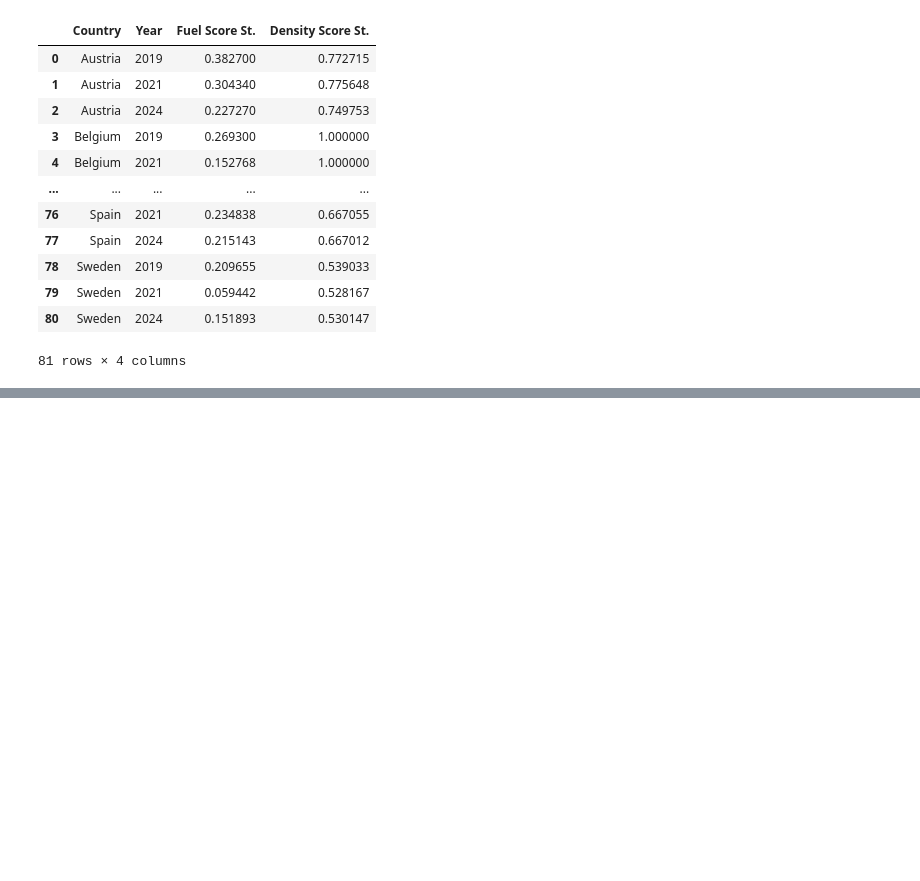
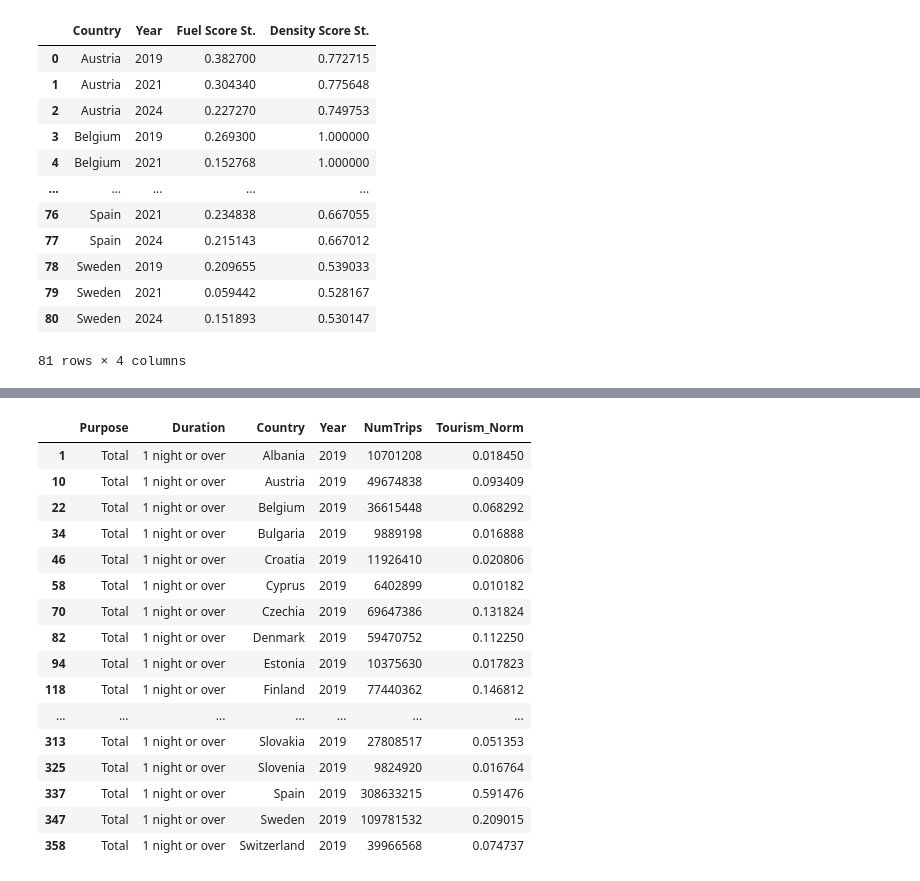
Before and after one commit to swbehan/RoadQualityWork, a Jupyter notebook: datasets/preprocessed-datasets/recommender_model.ipynb, the cells around one changed output, grey strips where cells are left out. Saved outputs shown, nothing was run; the diff lists cells and outputs as text; code cells hidden in the pictures; blank space fills up the shorter version.

Commit message:
updating trips duration again

```diff
--- a/datasets/preprocessed-datasets/recommender_model.ipynb
+++ b/datasets/preprocessed-datasets/recommender_model.ipynb
@@ -42,0 +57,4 @@ if df_merged_standardized[["Year"]] == 2019:
+# %%
+trips_2019 = final_1plus_df[final_1plus_df['Year'] == 2019]
+trips_2019 = trips_2019[trips_2019['Country'] != 'European Union - 27 countries (from 2020)']
+trips_2019
@@ -42,0 +79,25 @@ if df_merged_standardized[["Year"]] == 2019:
+# %%
+min_trips = trips_2019['NumTrips'].min()
+max_trips = trips_2019['NumTrips'].max()
+
+trips_2019['Tourism_Norm'] = (trips_2019['NumTrips'] - min_trips) / (max_trips - min_trips)
+# %%
+trips_2019.drop(['NumTrips', 'Duration'])
+# %% [output]
+|  | Purpose | Duration | Country | Year | NumTrips | Tourism_Norm |
+| 1 | Total | 1 night or over | Albania | 2019 | 10701208 | 0.018450 |
+| 10 | Total | 1 night or over | Austria | 2019 | 49674838 | 0.093409 |
+| 22 | Total | 1 night or over | Belgium | 2019 | 36615448 | 0.068292 |
+| 34 | Total | 1 night or over | Bulgaria | 2019 | 9889198 | 0.016888 |
+| 46 | Total | 1 night or over | Croatia | 2019 | 11926410 | 0.020806 |
+| 58 | Total | 1 night or over | Cyprus | 2019 | 6402899 | 0.010182 |
+| 70 | Total | 1 night or over | Czechia | 2019 | 69647386 | 0.131824 |
+| 82 | Total | 1 night or over | Denmark | 2019 | 59470752 | 0.112250 |
+| 94 | Total | 1 night or over | Estonia | 2019 | 10375630 | 0.017823 |
+| 118 | Total | 1 night or over | Finland | 2019 | 77440362 | 0.146812 |
+| ... | ... | ... | ... | ... | ... | ... |
+| 313 | Total | 1 night or over | Slovakia | 2019 | 27808517 | 0.051353 |
+| 325 | Total | 1 night or over | Slovenia | 2019 | 9824920 | 0.016764 |
+| 337 | Total | 1 night or over | Spain | 2019 | 308633215 | 0.591476 |
+| 347 | Total | 1 night or over | Sweden | 2019 | 109781532 | 0.209015 |
+| 358 | Total | 1 night or over | Switzerland | 2019 | 39966568 | 0.074737 |
```
Also changed, not shown: parts of 3 cells of this notebook, 1 other file.
